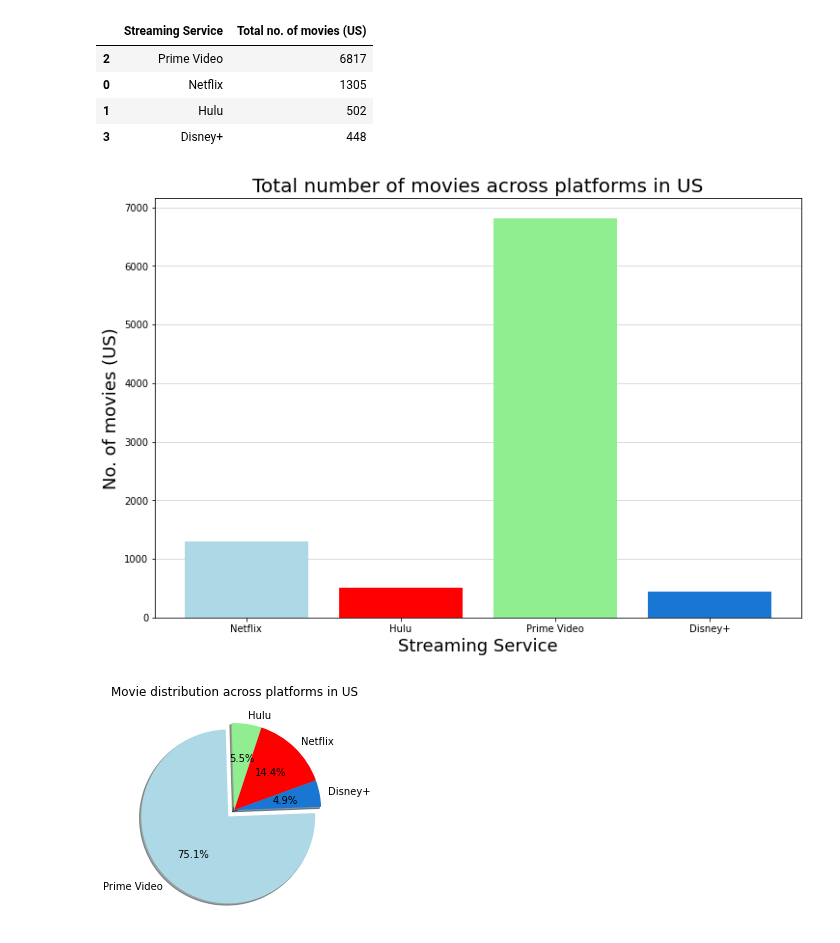
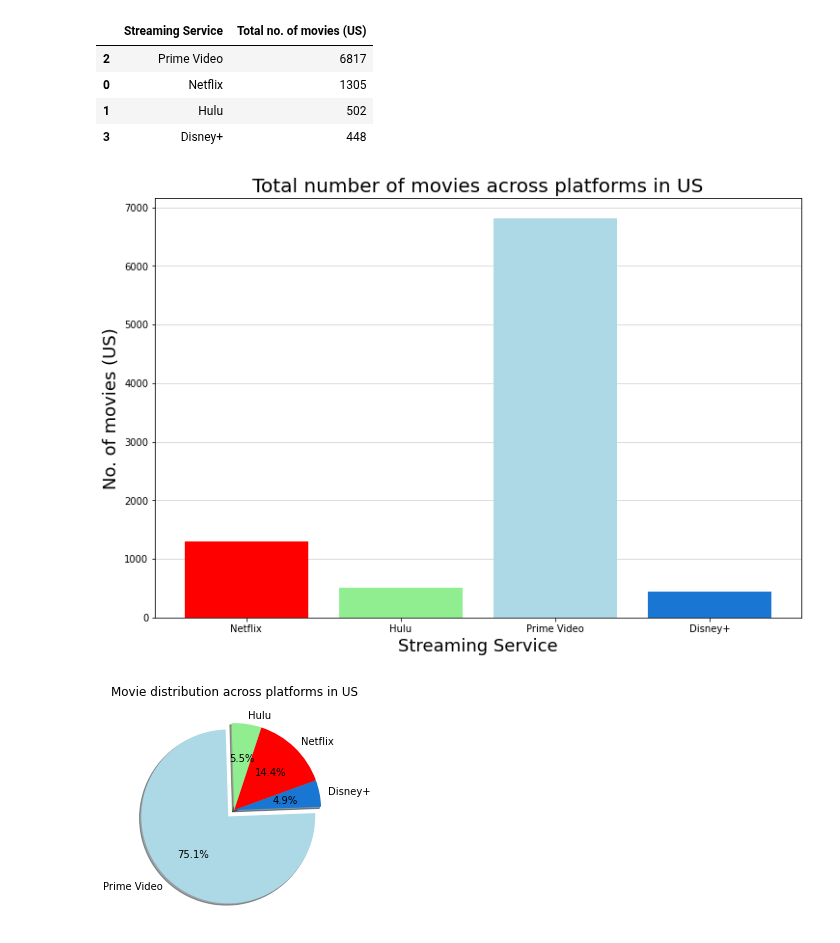
Before and after one commit to jacance/streaming-service-analysis, a Jupyter notebook: pristine_justin_new.ipynb, the cells around one changed output. Saved outputs shown, nothing was run; the diff lists cells and outputs as text; code cells hidden in the pictures.

```diff
--- a/pristine_justin_new.ipynb
+++ b/pristine_justin_new.ipynb
@@ -924,27 +924,27 @@ USmovies_count.sort_values('Total no. of movies (US)', ascending=False)
 # %%
 #Plot for total no. of movies on different platforms in US
 
 
 #Plot the bar chart
 plt.figure(figsize=(12,8))
 #Hide grid lines behind bars
 plt.rcParams['axes.axisbelow'] = True
 plt.grid(axis='y', color='lightgrey')
 plt.bar(USmovies_count['Streaming Service'], USmovies_count['Total no. of movies (US)'],
-                                         color=["lightblue", "red", "lightgreen", "#1976d2"],
+                                         color=["red", "lightgreen", "lightblue", "#1976d2"],
                                         alpha = 1, align="center")
 
 # Set a Title and labels
 plt.title('Total number of movies across platforms in US', fontsize=20)
 plt.xlabel("Streaming Service", fontsize=18)
 plt.ylabel("No. of movies (US)", fontsize=18)
 #plt.legend()
 
 # Save the figure & show fig
 plt.savefig("Images/total_movies1.png")
 plt.show()
 # %% [output]
-[figure, old version]
+[figure, new version]
 # %%
 plt.pie(USmovies_count['Total no. of movies (US)'], labels=streaming_services,
         colors=["red", "lightgreen", "lightblue", "#1976d2"], shadow=True, autopct="%1.1f%%",
```
Also changed, not shown: parts of 3 cells of this notebook, 1 other file.
